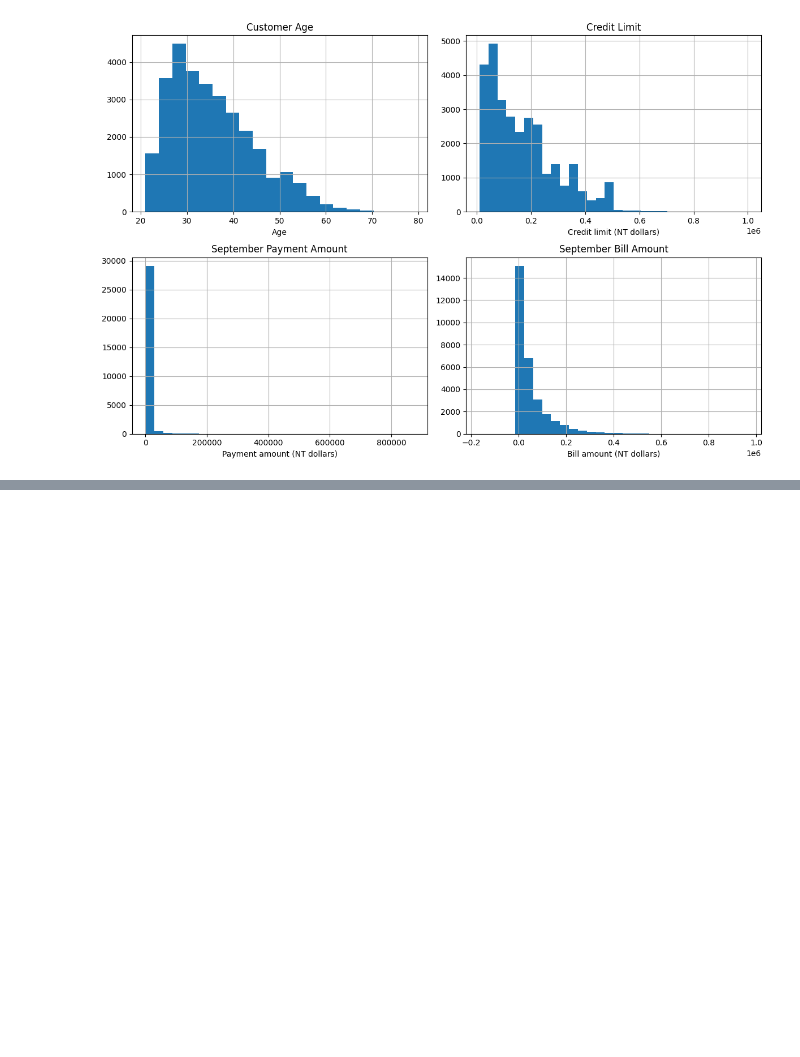
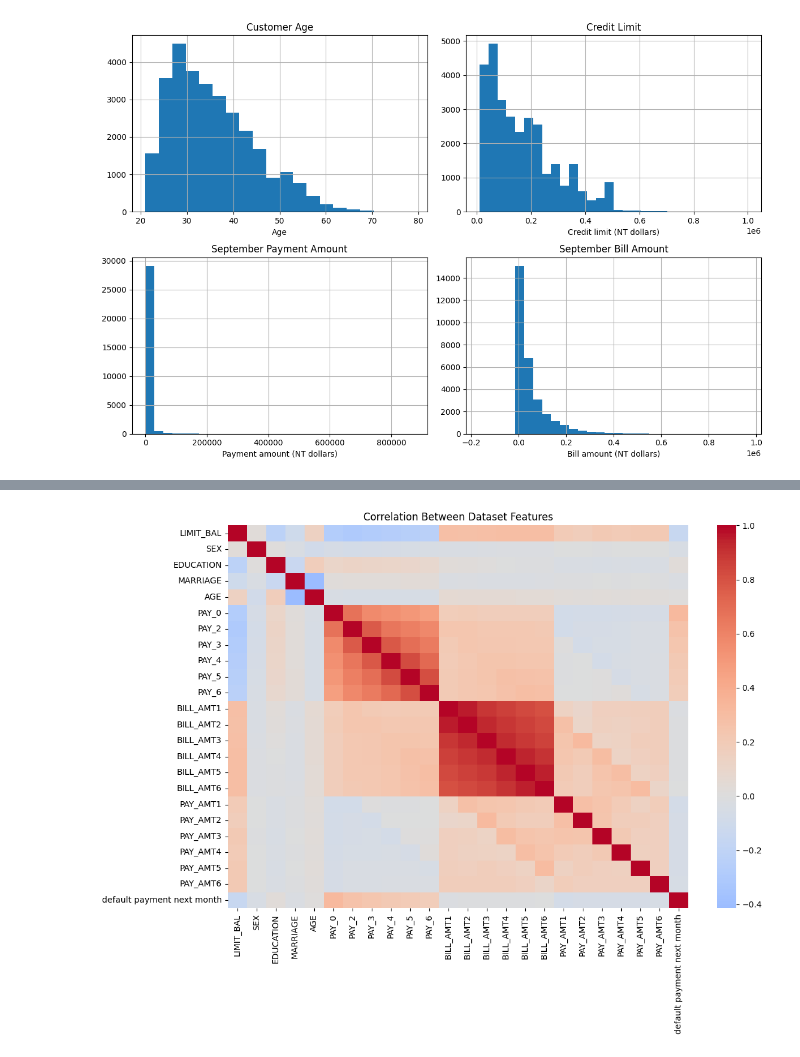
Before and after one commit to Juhishah510/Projects-RGU, a Jupyter notebook: Machine_learning.ipynb, the cells around one changed output, grey strips where cells are left out. Cells and saved outputs as stored; diff of their text form; code cells hidden in the pictures; blank space fills up the shorter version.

```diff
--- a/Machine_learning.ipynb
+++ b/Machine_learning.ipynb
@@ -205,3 +205,21 @@ Minimum and maximum values:
 | PAY_AMT5 | 0.0 | 426529.0 |
 | PAY_AMT6 | 0.0 | 528666.0 |
 | default payment next month | 0.0 | 1.0 |
+# %%
+import pandas as pd
+
+# Ensure df is defined by loading the dataset if it's not already in memory
+if 'df' not in globals():
+    url = (
+        "https://archive.ics.uci.edu/"
+        "ml/machine-learning-databases/00350/"
+        "default%20of%20credit%20card%20clients.xls"
+    )
+    df = pd.read_excel(url, header=1)
+
+# Explore categorical variables
+categorical_columns = ["SEX", "EDUCATION", "MARRIAGE"]
+
+for col in categorical_columns:
+    print(f"\n{col} value counts:")
+    print(df[col].value_counts().sort_index())
@@ -323,0 +409,20 @@ plt.show()
+# %%
+
+import seaborn as sns
+
+plt.figure(figsize=(12, 9))
+
+correlation = df.drop(columns=["ID"]).corr()
+
+sns.heatmap(
+    correlation,
+    cmap="coolwarm",
+    center=0,
+    annot=False
+)
+
+plt.title("Correlation Between Dataset Features")
+plt.tight_layout()
+plt.show()
+# %% [output]
+[figure, added]
```
Also changed, not shown: parts of 5 cells of this notebook.
